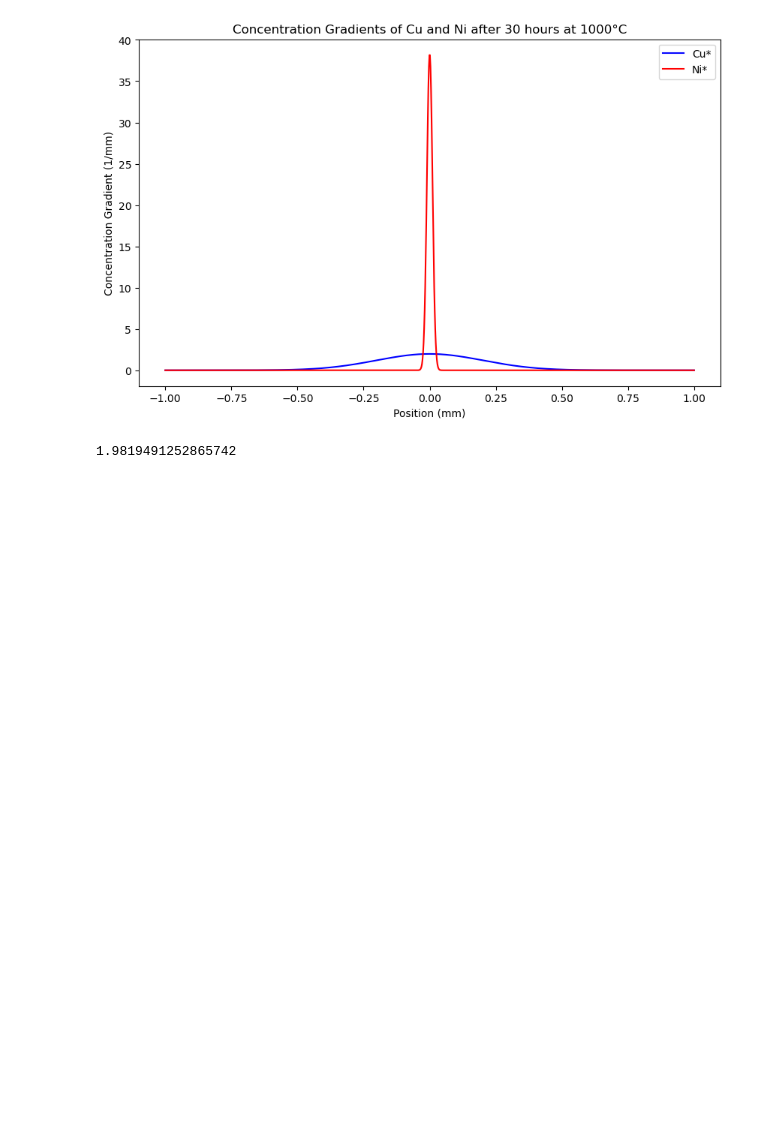
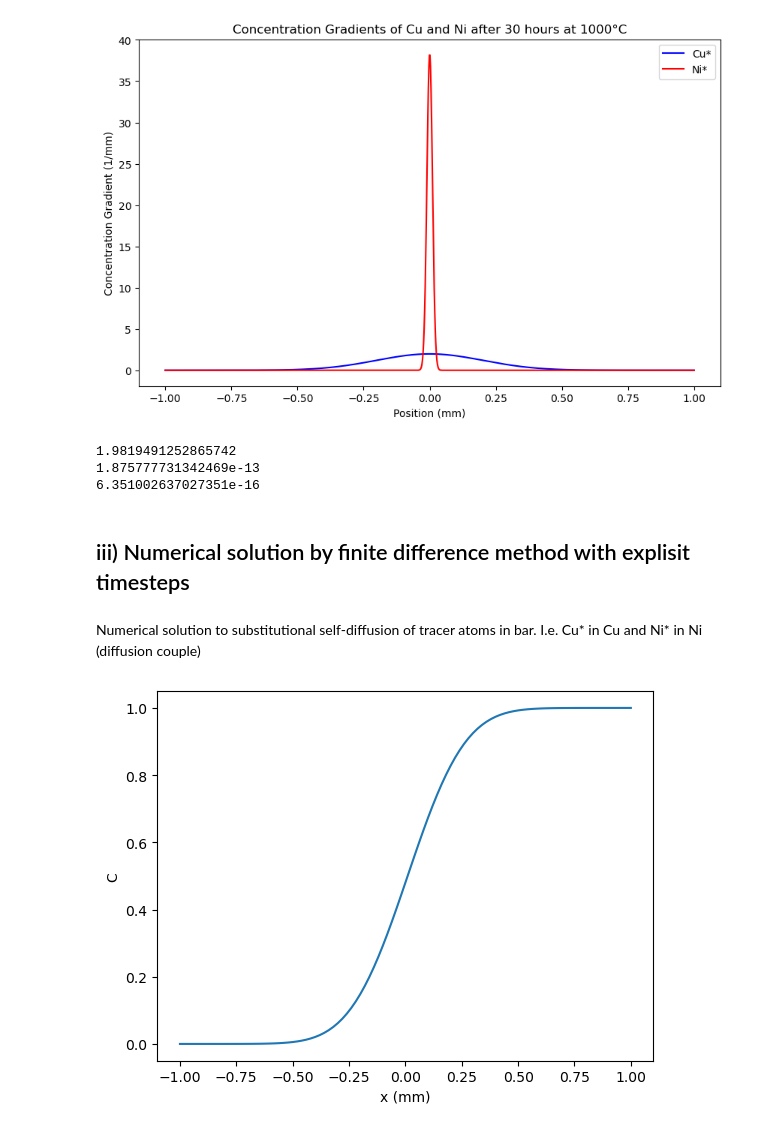
Before and after one commit to hedkjel/TMA4260-Project1, a Jupyter notebook: Hedda.ipynb, the cells around one changed output. Saved outputs shown, nothing was run; the diff lists cells and outputs as text; code cells hidden in the pictures; blank space fills up the shorter version.

```diff
--- a/Hedda.ipynb
+++ b/Hedda.ipynb
@@ -77,6 +77,50 @@ plt.legend()
 <matplotlib.legend.Legend at 0x...>
 [figure]
 # %%
+# sanity checks
 print(Concentration_gradient(0, t_tot, D_Cu, 0, 1)*1e-3) # multiplied by 1e-3 to convert to mm
+print(D_Cu)
+print(D_Ni) #NB, diffusion of Ni is very slow, out of the expected range for fcc metals, but this is what the experimental data says.
+# Explaination is that 1000°C is further away from the melting point of Ni than Cu, so diffusion is slower.
 # %% [output]
 1.9819491252865742
+1.875777731342469e-13
+6.351002637027351e-16
+# %% [markdown]
+## iii) Numerical solution by finite difference method with explisit timesteps
+# %% [markdown]
+Numerical solution to substitutional self-diffusion of tracer atoms in bar. I.e. Cu* in Cu and Ni* in Ni (diffusion couple)
+# %%
+dx_mm = 0.02              # spatial step in mm
+dx = dx_mm * 1e-3         # spatial step in m
+dt=600 # timestep, seconds (should be within bounds of stability, i.e. dt < dx^2/(2*D))
+
+N = int(t_tot/ dt)   # number of time steps
+J = int(2/dx_mm)       # number of spatial steps
+
+# Grid
+x = np.linspace(-1, 1, J+1) # mm
+c = np.zeros(J+1)
+
+# Initial condition
+# c(x,0) = 1 for x>0, 0 for x<0  -- fill this in
+c[x > 0] = 1
+c[x < 0] = 0
+# what about the point exactly at x=0? think about it, or just check your grid has no exact zero
+
+# Time stepping loop
+for n in range(N):
+    c_new = c.copy()
+    for j in range(1, J):   # skip the two boundary points for now
+        c_new[j] = D_Cu*dt/dx**2 * (c[j+1] - 2*c[j] + c[j-1])+c[j]      # <- your rearranged formula goes here
+    # boundary conditions at j=0 and j=J: what should these be physically?
+    c_new[0] = 0
+    c_new[J] = 1
+    c = c_new
+
+plt.plot(x, c)  # convert to mm for plotting
+plt.xlabel('x (mm)')
+plt.ylabel('C')
+plt.show()
+# %% [output]
+[figure, added]
```
Also changed, not shown: parts of 1 cell of this notebook.
